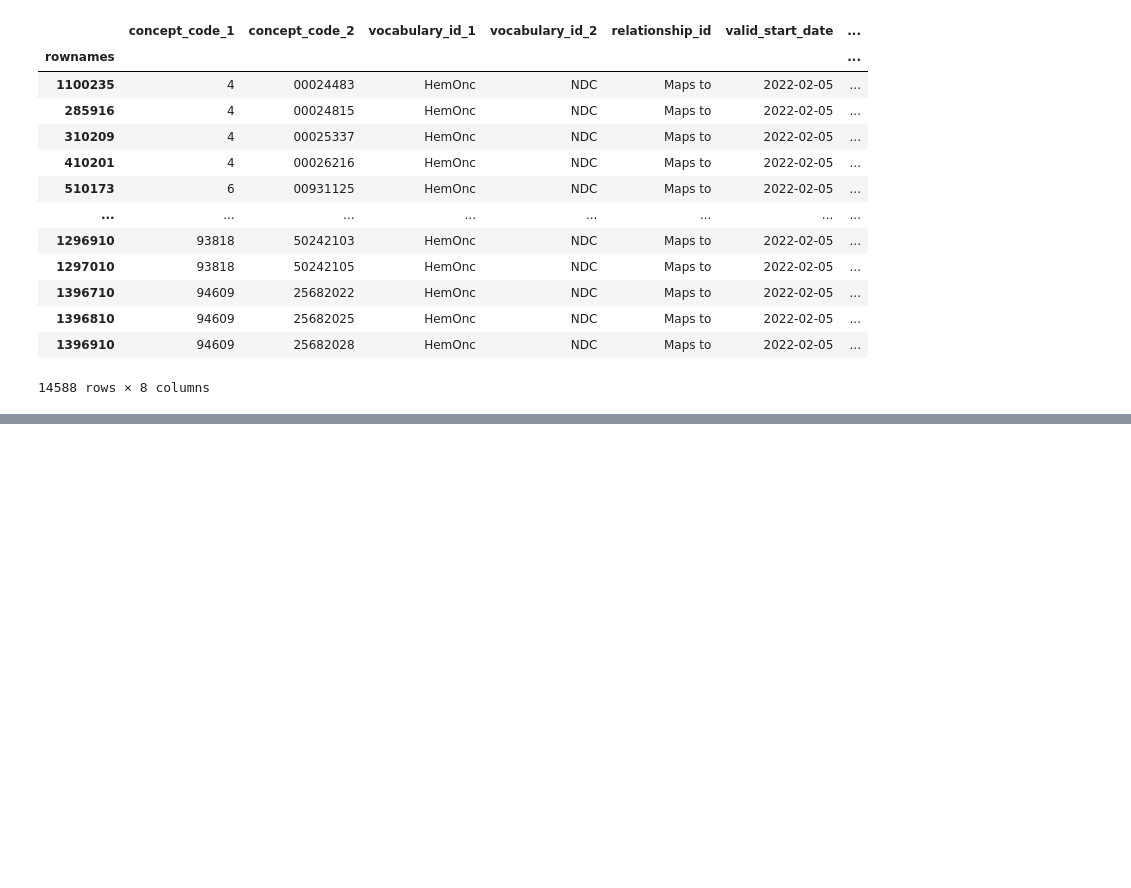
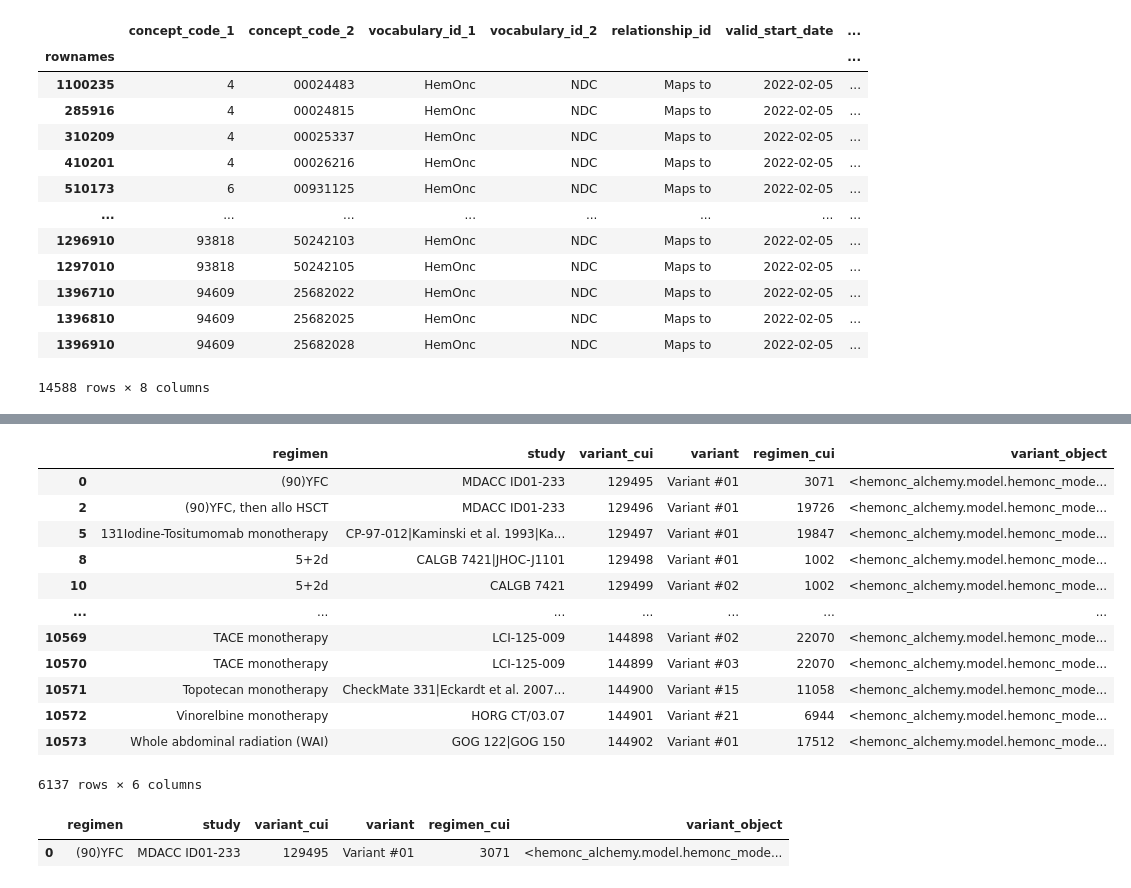
Before and after one commit to AustralianCancerDataNetwork/HemOnc_Alchemy, a Jupyter notebook: notebooks/01_import_hemonc_source.ipynb, the cells around one changed output, grey strips where cells are left out. Saved outputs shown, nothing was run; the diff lists cells and outputs as text; code cells hidden in the pictures; blank space fills up the shorter version.

```diff
--- a/notebooks/01_import_hemonc_source.ipynb
+++ b/notebooks/01_import_hemonc_source.ipynb
@@ -1026,0 +1235,17 @@ cs = cycle_sigs_parsed.apply(make_cycle_sig, axis=1)
+# %%
+# new issue - handling null condition codes
+variant_study[variant_study.study.notna() & ~variant_study.study.isin(study[study.concept_code.isna()].study.unique())].drop_duplicates(subset='variant_cui')
+# %% [output]
+|  | regimen | study | variant_cui | variant | regimen_cui | variant_object |
+| 0 | (90)YFC | MDACC ID01-233 | 129495 | Variant #01 | 3071 | <hemonc_alchemy.model.hemonc_mode... |
+| 2 | (90)YFC, then allo HSCT | MDACC ID01-233 | 129496 | Variant #01 | 19726 | <hemonc_alchemy.model.hemonc_mode... |
+| 5 | 131Iodine-Tositumomab monotherapy | CP-97-012|Kaminski et al. 1993|Ka... | 129497 | Variant #01 | 19847 | <hemonc_alchemy.model.hemonc_mode... |
+| 8 | 5+2d | CALGB 7421|JHOC-J1101 | 129498 | Variant #01 | 1002 | <hemonc_alchemy.model.hemonc_mode... |
+| 10 | 5+2d | CALGB 7421 | 129499 | Variant #02 | 1002 | <hemonc_alchemy.model.hemonc_mode... |
+| ... | ... | ... | ... | ... | ... | ... |
+| 10569 | TACE monotherapy | LCI-125-009 | 144898 | Variant #02 | 22070 | <hemonc_alchemy.model.hemonc_mode... |
+| 10570 | TACE monotherapy | LCI-125-009 | 144899 | Variant #03 | 22070 | <hemonc_alchemy.model.hemonc_mode... |
+| 10571 | Topotecan monotherapy | CheckMate 331|Eckardt et al. 2007... | 144900 | Variant #15 | 11058 | <hemonc_alchemy.model.hemonc_mode... |
+| 10572 | Vinorelbine monotherapy | HORG CT/03.07 | 144901 | Variant #21 | 6944 | <hemonc_alchemy.model.hemonc_mode... |
+| 10573 | Whole abdominal radiation (WAI) | GOG 122|GOG 150 | 144902 | Variant #01 | 17512 | <hemonc_alchemy.model.hemonc_mode... |
+6137 rows × 6 columns
@@ -1027,2 +1262,7 @@ cs = cycle_sigs_parsed.apply(make_cycle_sig, axis=1)
+# %%
+variant_study[variant_study.variant_cui == 129495]#.variant_object.iloc[0].__dict__
+# %% [output]
+|  | regimen | study | variant_cui | variant | regimen_cui | variant_object |
+| 0 | (90)YFC | MDACC ID01-233 | 129495 | Variant #01 | 3071 | <hemonc_alchemy.model.hemonc_mode... |
 # %%
 with so.Session(engine) as sess:
```
Also changed, not shown: parts of 76 cells of this notebook.
